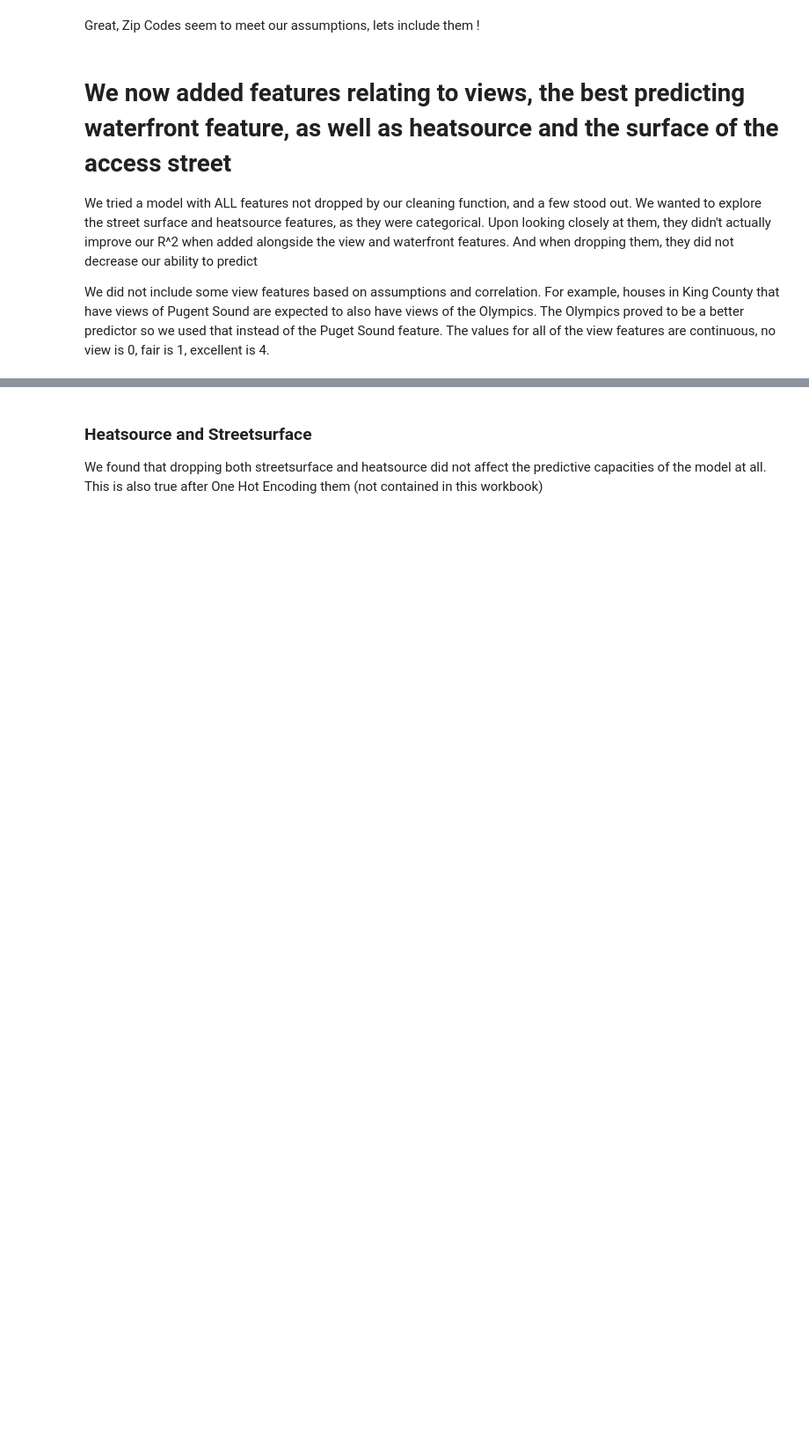
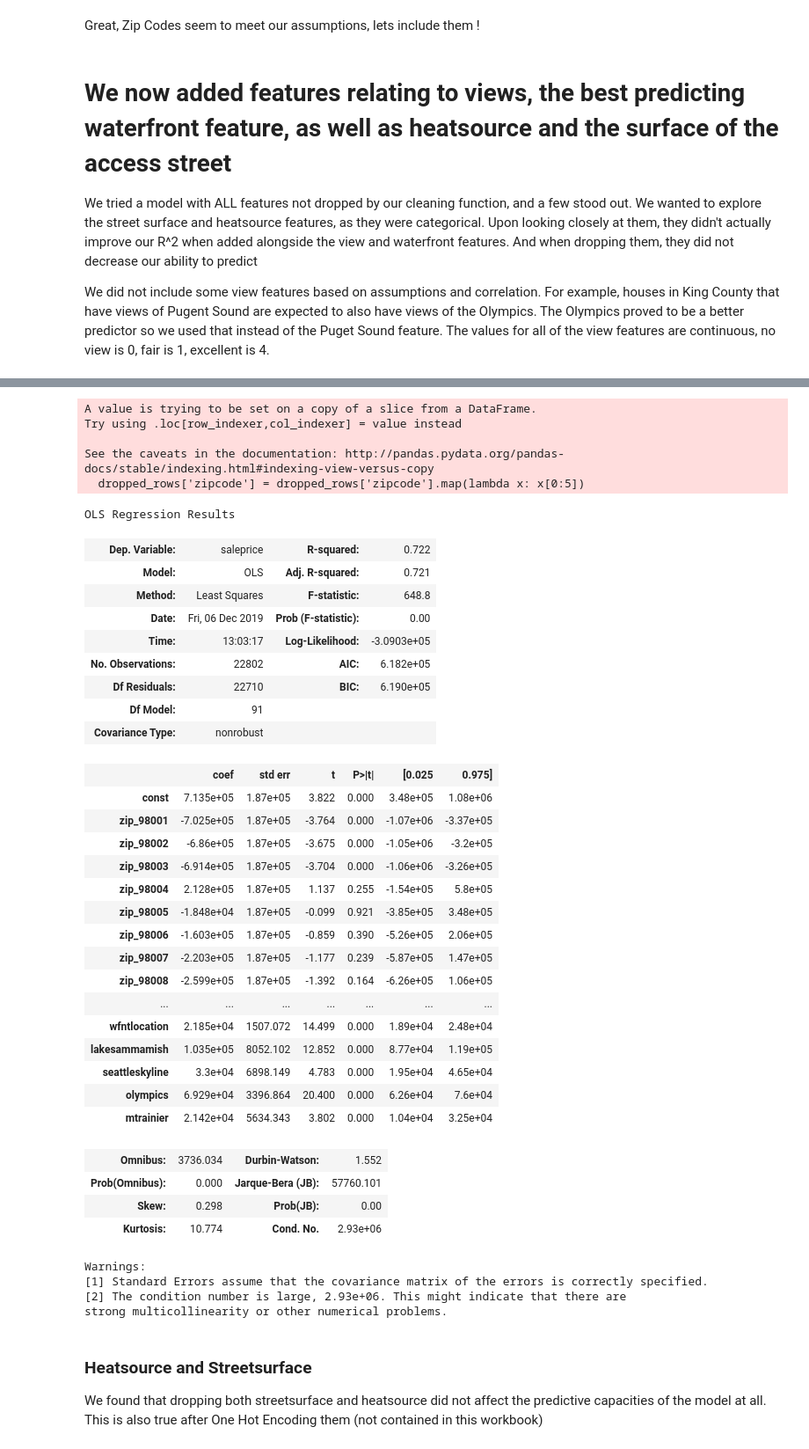
Before and after one commit to aabrahamson3/king-county-housing, a Jupyter notebook: notebooks/exploratory/EDA_Final.ipynb, the cells around one changed output, grey strips where cells are left out. Shown at 88% size. Cells and saved outputs as stored; diff of their text form; code cells hidden in the pictures; blank space fills up the shorter version.

```diff
--- a/notebooks/exploratory/EDA_Final.ipynb
+++ b/notebooks/exploratory/EDA_Final.ipynb
@@ -338,3 +283,47 @@ strong multicollinearity or other numerical problems.
+# %%
+# The below list of features are ran through our function to OHE zipcodes and then produce a model summary
+list_of_feat = ['streetsurface', 'heatsource','sqfttotliving', 'footprint_ratio', 'duplex', 'wfntlocation', 'lakesammamish', 'seattleskyline', 'olympics', 'mtrainier']
+kc.make_zipcode_model(df_clean, list_of_feat)
+# %% [output]
+A value is trying to be set on a copy of a slice from a DataFrame.
+Try using .loc[row_indexer,col_indexer] = value instead
+
+See the caveats in the documentation: http://pandas.pydata.org/pandas-docs/stable/indexing.html#indexing-view-versus-copy
+  dropped_rows['zipcode'] = dropped_rows['zipcode'].map(lambda x: x[0:5])
+OLS Regression Results
+| Dep. Variable: | saleprice | R-squared: | 0.722 |
+| Model: | OLS | Adj. R-squared: | 0.721 |
+| Method: | Least Squares | F-statistic: | 648.8 |
+| Date: | Fri, 06 Dec 2019 | Prob (F-statistic): | 0.00 |
+| Time: | 13:03:17 | Log-Likelihood: | -3.0903e+05 |
+| No. Observations: | 22802 | AIC: | 6.182e+05 |
+| Df Residuals: | 22710 | BIC: | 6.190e+05 |
+| Df Model: | 91 |  |  |
+| Covariance Type: | nonrobust |  |  |
+|  | coef | std err | t | P>|t| | [0.025 | 0.975] |
+| const | 7.135e+05 | 1.87e+05 | 3.822 | 0.000 | 3.48e+05 | 1.08e+06 |
+| zip_98001 | -7.025e+05 | 1.87e+05 | -3.764 | 0.000 | -1.07e+06 | -3.37e+05 |
+| zip_98002 | -6.86e+05 | 1.87e+05 | -3.675 | 0.000 | -1.05e+06 | -3.2e+05 |
+| zip_98003 | -6.914e+05 | 1.87e+05 | -3.704 | 0.000 | -1.06e+06 | -3.26e+05 |
+| zip_98004 | 2.128e+05 | 1.87e+05 | 1.137 | 0.255 | -1.54e+05 | 5.8e+05 |
+| zip_98005 | -1.848e+04 | 1.87e+05 | -0.099 | 0.921 | -3.85e+05 | 3.48e+05 |
+| zip_98006 | -1.603e+05 | 1.87e+05 | -0.859 | 0.390 | -5.26e+05 | 2.06e+05 |
+| zip_98007 | -2.203e+05 | 1.87e+05 | -1.177 | 0.239 | -5.87e+05 | 1.47e+05 |
+| zip_98008 | -2.599e+05 | 1.87e+05 | -1.392 | 0.164 | -6.26e+05 | 1.06e+05 |
+| ... | ... | ... | ... | ... | ... | ... |
+| wfntlocation | 2.185e+04 | 1507.072 | 14.499 | 0.000 | 1.89e+04 | 2.48e+04 |
+| lakesammamish | 1.035e+05 | 8052.102 | 12.852 | 0.000 | 8.77e+04 | 1.19e+05 |
+| seattleskyline | 3.3e+04 | 6898.149 | 4.783 | 0.000 | 1.95e+04 | 4.65e+04 |
+| olympics | 6.929e+04 | 3396.864 | 20.400 | 0.000 | 6.26e+04 | 7.6e+04 |
+| mtrainier | 2.142e+04 | 5634.343 | 3.802 | 0.000 | 1.04e+04 | 3.25e+04 |
+| Omnibus: | 3736.034 | Durbin-Watson: | 1.552 |
+| Prob(Omnibus): | 0.000 | Jarque-Bera (JB): | 57760.101 |
+| Skew: | 0.298 | Prob(JB): | 0.00 |
+| Kurtosis: | 10.774 | Cond. No. | 2.93e+06 |
+Warnings:
+[1] Standard Errors assume that the covariance matrix of the errors is correctly specified.
+[2] The condition number is large, 2.93e+06. This might indicate that there are
+strong multicollinearity or other numerical problems.
 # %% [markdown]
 ### Heatsource and Streetsurface
 We found that dropping both streetsurface and heatsource did not affect the predictive capacities of the model
```
Also changed, not shown: parts of 16 cells of this notebook.
